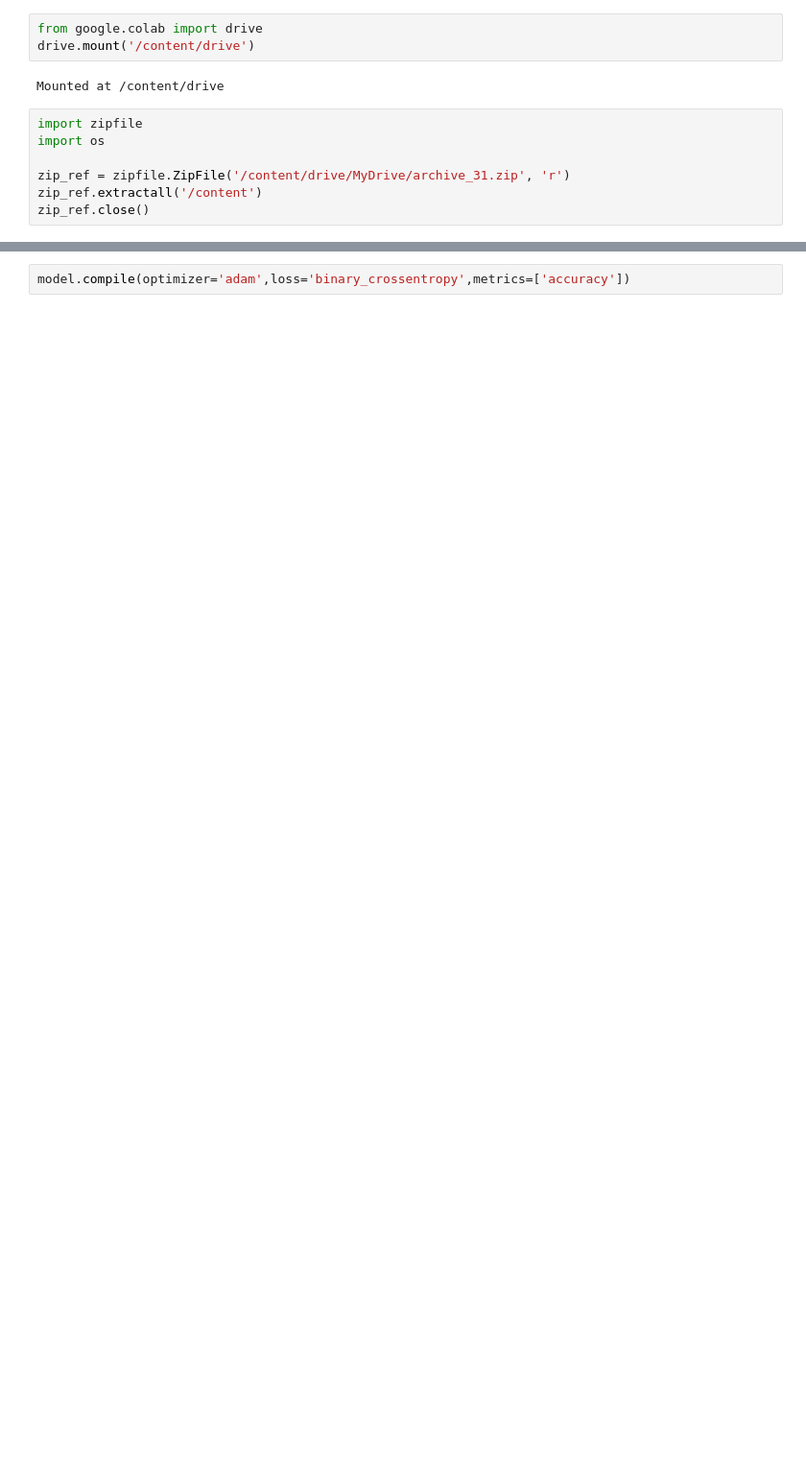
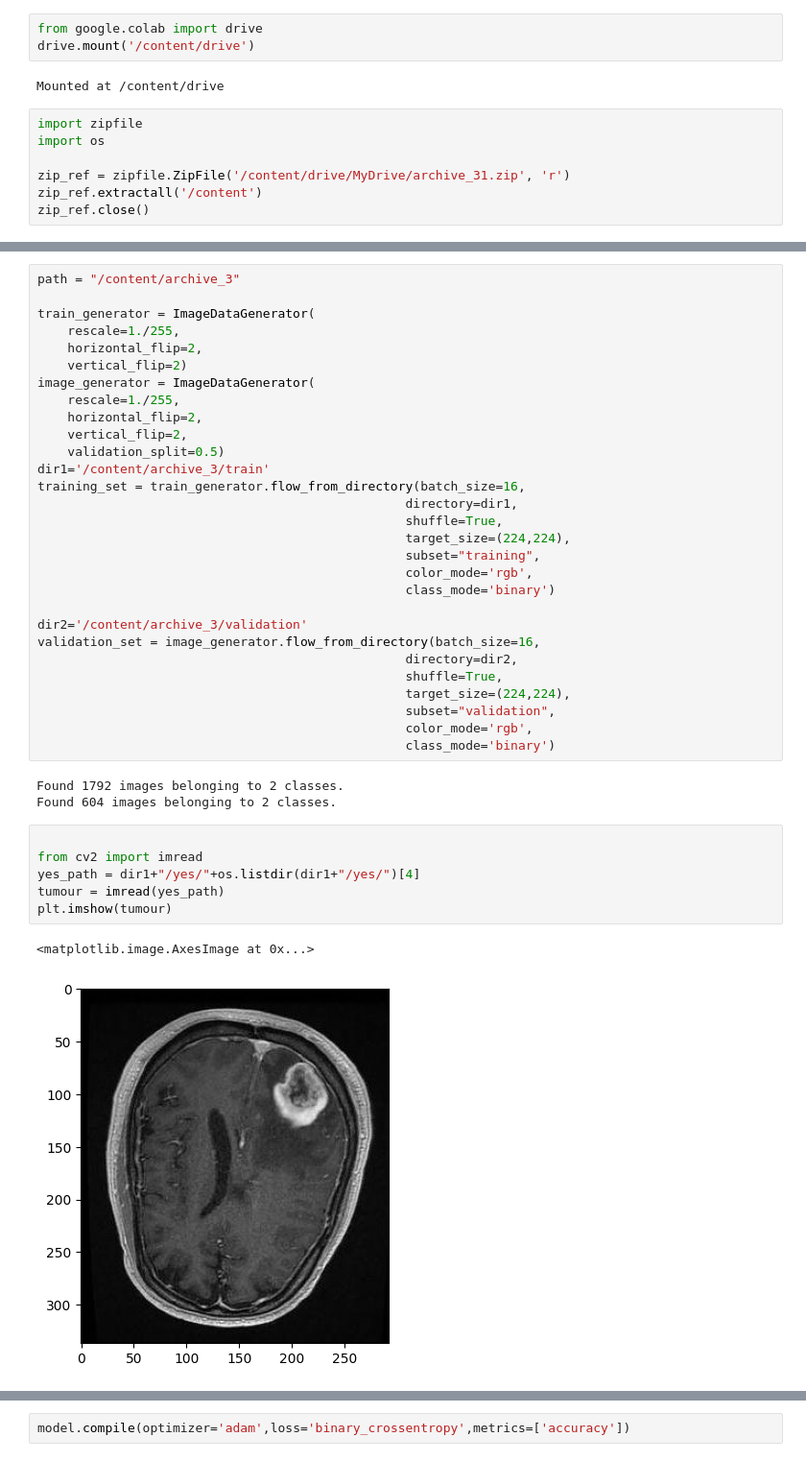
Before and after one commit to drishti-s1/Brain-Tumor-Detection-VGG16-Model, a Jupyter notebook: Brain_tumorDetection_using_VGG16.ipynb, the cells around one changed output, grey strips where cells are left out. Shown: that part at 96% size. Cells and saved outputs as stored; diff of their text form; blank space fills up the shorter version.

```diff
--- a/Brain_tumorDetection_using_VGG16.ipynb
+++ b/Brain_tumorDetection_using_VGG16.ipynb
@@ -109,0 +29,41 @@ None
+# %%
+path = "/content/archive_3"
+
+train_generator = ImageDataGenerator(
+    rescale=1./255,
+    horizontal_flip=2,
+    vertical_flip=2)
+image_generator = ImageDataGenerator(
+    rescale=1./255,
+    horizontal_flip=2,
+    vertical_flip=2,
+    validation_split=0.5)
+dir1='/content/archive_3/train'
+training_set = train_generator.flow_from_directory(batch_size=16,
+                                                 directory=dir1,
+                                                 shuffle=True,
+                                                 target_size=(224,224),
+                                                 subset="training",
+                                                 color_mode='rgb',
+                                                 class_mode='binary')
+
+dir2='/content/archive_3/validation'
+validation_set = image_generator.flow_from_directory(batch_size=16,
+                                                 directory=dir2,
+                                                 shuffle=True,
+                                                 target_size=(224,224),
+                                                 subset="validation",
+                                                 color_mode='rgb',
+                                                 class_mode='binary')
+# %% [output]
+Found 1792 images belonging to 2 classes.
+Found 604 images belonging to 2 classes.
+# %%
+
+from cv2 import imread
+yes_path = dir1+"/yes/"+os.listdir(dir1+"/yes/")[4]
+tumour = imread(yes_path)
+plt.imshow(tumour)
+# %% [output]
+<matplotlib.image.AxesImage at 0x...>
+[figure, added]
```
Also changed, not shown: parts of 25 cells of this notebook.
